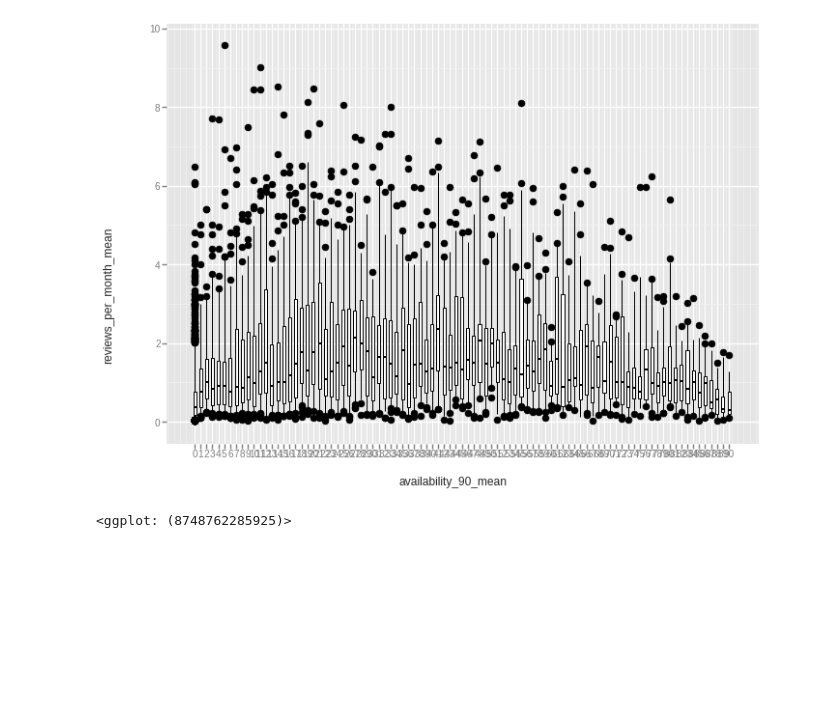
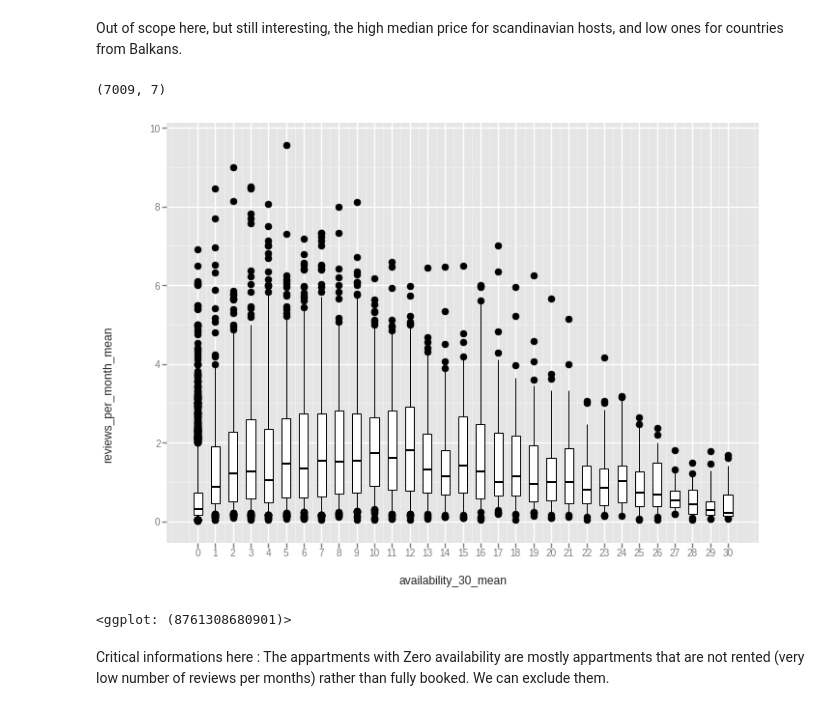
Before and after one commit to clementlefevre/udacity_ML, a Jupyter notebook: capstone_project/Text Vectorization Reviews.ipynb, the cells around one changed output. Drawn from its saved outputs; the diff is of its cells as text; code cells hidden in the pictures; blank space fills up the shorter version.

```diff
--- a/capstone_project/Text Vectorization Reviews.ipynb
+++ b/capstone_project/Text Vectorization Reviews.ipynb
@@ -68,2 +58,2 @@ array(['Private room', 'Entire home/apt', 'Shared room'], dtype=object)
 # %%
-df_reviews_eng = pd.merge(df_reviews_eng,df_listing[['id','review_scores_rating','review_scores_cleanliness','room_type','availability_30','availability_90','reviews_per_month']],left_on='listing_id',right_on='id')
+df_reviews  = pd.merge(df_reviews,df_listing[['id','review_scores_rating','review_scores_cleanliness','availability_30','availability_90','reviews_per_month','price']],left_on='listing_id',right_on='id' )
@@ -79,2 +69,4 @@ df_reviews_eng.head()
+# %%
+df_reviews = df_reviews[~df_reviews.comments.str.contains('The host canceled this reservation')]
 # %%
 groupy_per_lang = df_reviews.groupby('language').comments.count().sort_values(ascending = False)
@@ -86,19 +97,29 @@ groupy_per_lang.plot.bar(title="Per review language")
+# %% [markdown]
+Out of scope here, but still interesting, the high median price for scandinavian hosts, and low ones for countries from Balkans.
 # %%
 def concat_comments(x):
     x = x.str.replace(r'[^a-zA-Z\d\s:]','')
     return "%s" % '- '.join(x)
 
-df_reviews_eng = df_reviews_eng[df_reviews_eng.room_type=='Entire home/apt']
+df_reviews_eng = df_reviews[df_reviews.language=='en']
+
 df_reviews_eng = df_reviews_eng[~df_reviews_eng.review_scores_rating.isnull()]
 df_reviews_eng = df_reviews_eng[~df_reviews_eng.comments.str.contains('The host canceled this reservation')]
-
-groupy = df_reviews_eng.groupby('listing_id').agg({'comments': [concat_comments,'count'], 'review_scores_rating': 'mean', 'availability_30':'mean','availability_90':'mean','reviews_per_month':'mean'})
-groupy.columns = ["_".join(x) for x in groupy.columns.ravel()]
+# %%
+groupy = df_reviews_eng.groupby('listing_id').agg({'comments': [concat_comments,'count'], 'review_scores_rating': 'mean', 'availability_30':'mean','availability_90':'mean','reviews_per_month':'mean'})
+groupy.columns = ["_".join(x) for x in groupy.columns.ravel()]
+groupy.comments_concat_comments = groupy.comments_concat_comments.str.lower()
+# %%
+groupy.shape
+# %% [output]
+(7009, 7)
 # %%
-ggplot(groupy,aes(x='availability_90_mean',y='reviews_per_month_mean'))+geom_boxplot()
+ggplot(groupy,aes(x='availability_30_mean',y='reviews_per_month_mean'))+geom_boxplot()
 # %% [output]
-[figure, old version]
+[figure, new version]
-<ggplot: (8748762285925)>
+<ggplot: (8761308680901)>
+# %% [markdown]
+Critical informations here : The appartments with Zero availability are mostly appartments that are not rented (very low number of reviews per months) rather than fully booked. We can exclude them.
 # %%
 groupy[['review_scores_rating_mean','availability_90_mean','availability_30_mean']].describe()
 # %% [output]
```
Also changed, not shown: parts of 57 cells of this notebook, 2 other files.
